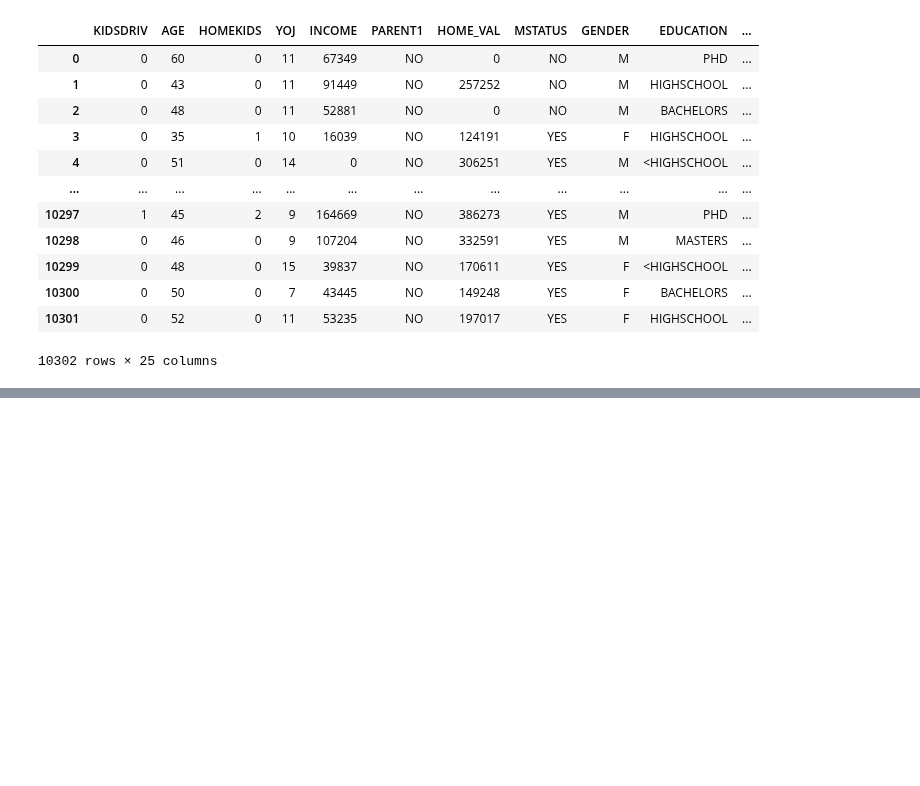
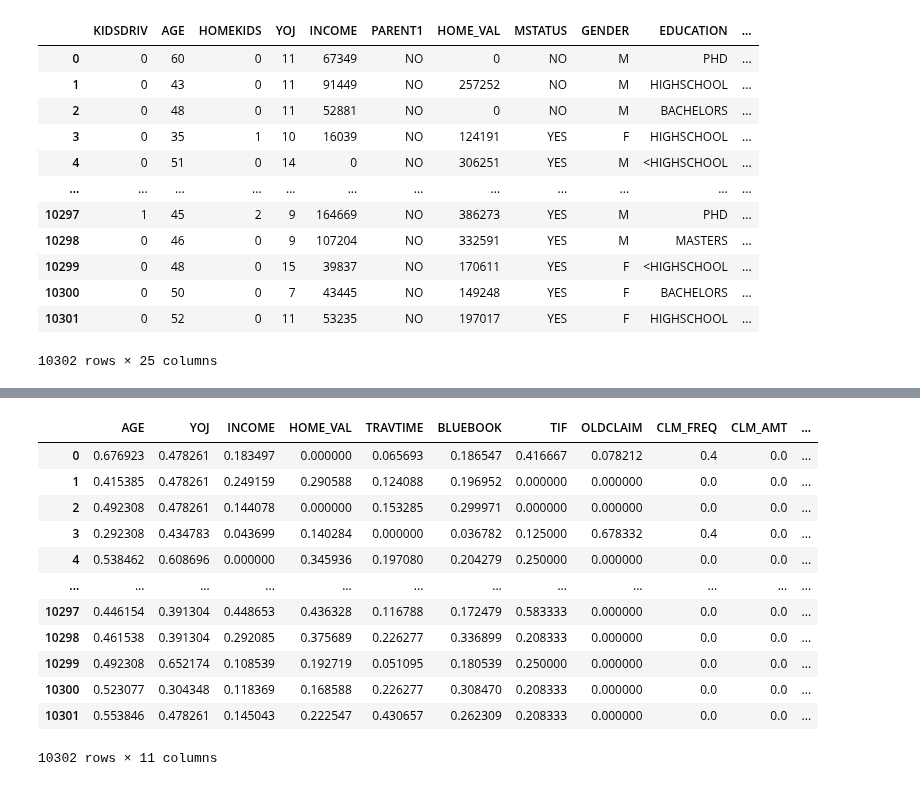
Before and after one commit to jaanisfehling/attention-mixed-type-clustering, a Jupyter notebook: gower_car_insurance_claim.ipynb, the cells around one changed output, grey strips where cells are left out. Cells and saved outputs as stored; diff of their text form; code cells hidden in the pictures; blank space fills up the shorter version.

```diff
--- a/gower_car_insurance_claim.ipynb
+++ b/gower_car_insurance_claim.ipynb
@@ -72,0 +73,21 @@ plt.tight_layout()
+# %%
+# MinMax scaled
+scaler = MinMaxScaler(feature_range=(0,1))
+scaler.fit(df[numerical_features])
+numerical_data = scaler.transform(df[numerical_features])
+numerical_data = pd.DataFrame(numerical_data, index=df.index, columns=numerical_features)
+numerical_data
+# %% [output]
+|  | AGE | YOJ | INCOME | HOME_VAL | TRAVTIME | BLUEBOOK | TIF | OLDCLAIM | CLM_FREQ | CLM_AMT | ... |
+| 0 | 0.676923 | 0.478261 | 0.183497 | 0.000000 | 0.065693 | 0.186547 | 0.416667 | 0.078212 | 0.4 | 0.0 | ... |
+| 1 | 0.415385 | 0.478261 | 0.249159 | 0.290588 | 0.124088 | 0.196952 | 0.000000 | 0.000000 | 0.0 | 0.0 | ... |
+| 2 | 0.492308 | 0.478261 | 0.144078 | 0.000000 | 0.153285 | 0.299971 | 0.000000 | 0.000000 | 0.0 | 0.0 | ... |
+| 3 | 0.292308 | 0.434783 | 0.043699 | 0.140284 | 0.000000 | 0.036782 | 0.125000 | 0.678332 | 0.4 | 0.0 | ... |
+| 4 | 0.538462 | 0.608696 | 0.000000 | 0.345936 | 0.197080 | 0.204279 | 0.250000 | 0.000000 | 0.0 | 0.0 | ... |
+| ... | ... | ... | ... | ... | ... | ... | ... | ... | ... | ... | ... |
+| 10297 | 0.446154 | 0.391304 | 0.448653 | 0.436328 | 0.116788 | 0.172479 | 0.583333 | 0.000000 | 0.0 | 0.0 | ... |
+| 10298 | 0.461538 | 0.391304 | 0.292085 | 0.375689 | 0.226277 | 0.336899 | 0.208333 | 0.000000 | 0.0 | 0.0 | ... |
+| 10299 | 0.492308 | 0.652174 | 0.108539 | 0.192719 | 0.051095 | 0.180539 | 0.250000 | 0.000000 | 0.0 | 0.0 | ... |
+| 10300 | 0.523077 | 0.304348 | 0.118369 | 0.168588 | 0.226277 | 0.308470 | 0.208333 | 0.000000 | 0.0 | 0.0 | ... |
+| 10301 | 0.553846 | 0.478261 | 0.145043 | 0.222547 | 0.430657 | 0.262309 | 0.208333 | 0.000000 | 0.0 | 0.0 | ... |
+10302 rows × 11 columns
```
Also changed, not shown: parts of 8 cells of this notebook, 1 other file.
